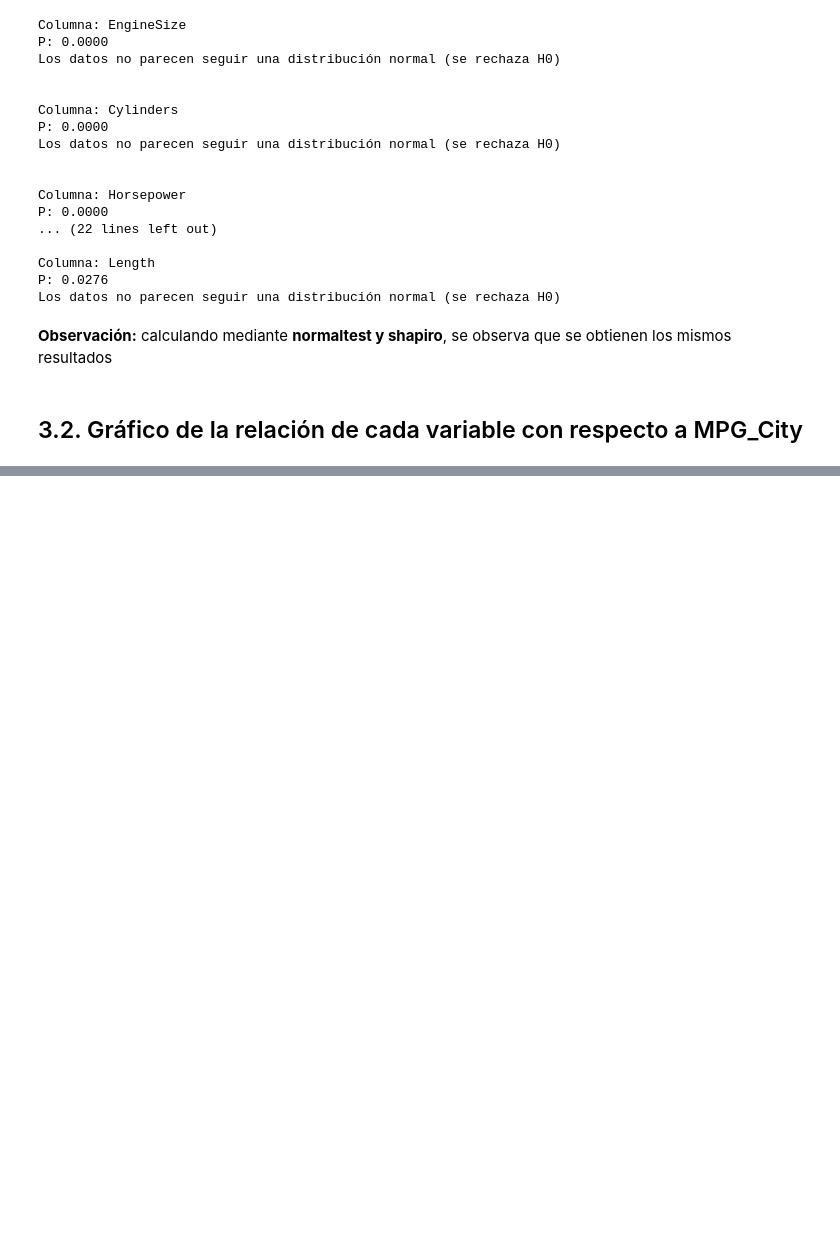
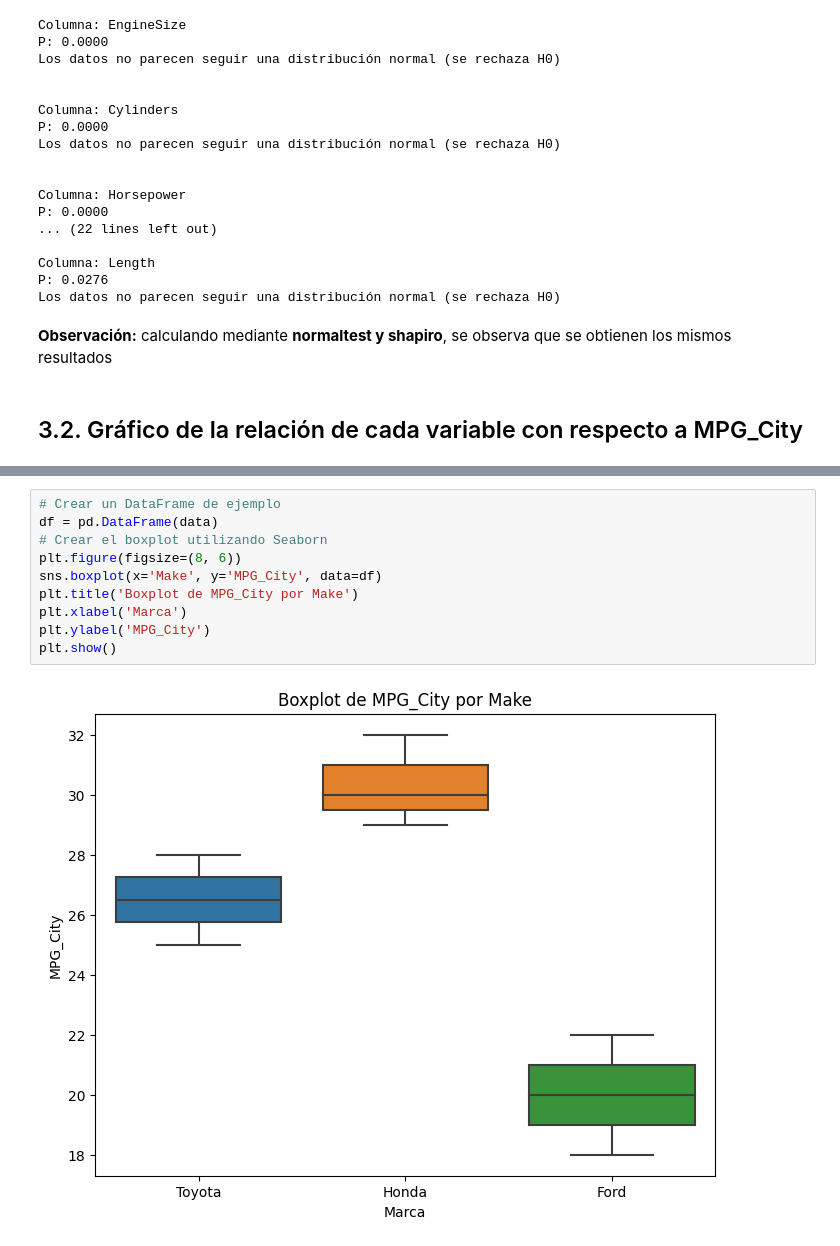
Before and after one commit to MiguelRiosT/Estadistica3_2023-2, a Jupyter notebook: Tarea1/src/notebook/Punto3.ipynb, the cells around one changed output, grey strips where cells are left out. Cells and saved outputs as stored; diff of their text form; blank space fills up the shorter version.

```diff
--- a/Tarea1/src/notebook/Punto3.ipynb
+++ b/Tarea1/src/notebook/Punto3.ipynb
@@ -480,0 +493,12 @@ Los datos no parecen seguir una distribución normal (se rechaza H0)
+# %%
+# Crear un DataFrame de ejemplo
+df = pd.DataFrame(data)
+# Crear el boxplot utilizando Seaborn
+plt.figure(figsize=(8, 6))
+sns.boxplot(x='Make', y='MPG_City', data=df)
+plt.title('Boxplot de MPG_City por Make')
+plt.xlabel('Marca')
+plt.ylabel('MPG_City')
+plt.show()
+# %% [output]
+[figure, added]
```
Also changed, not shown: parts of 4 cells of this notebook.
